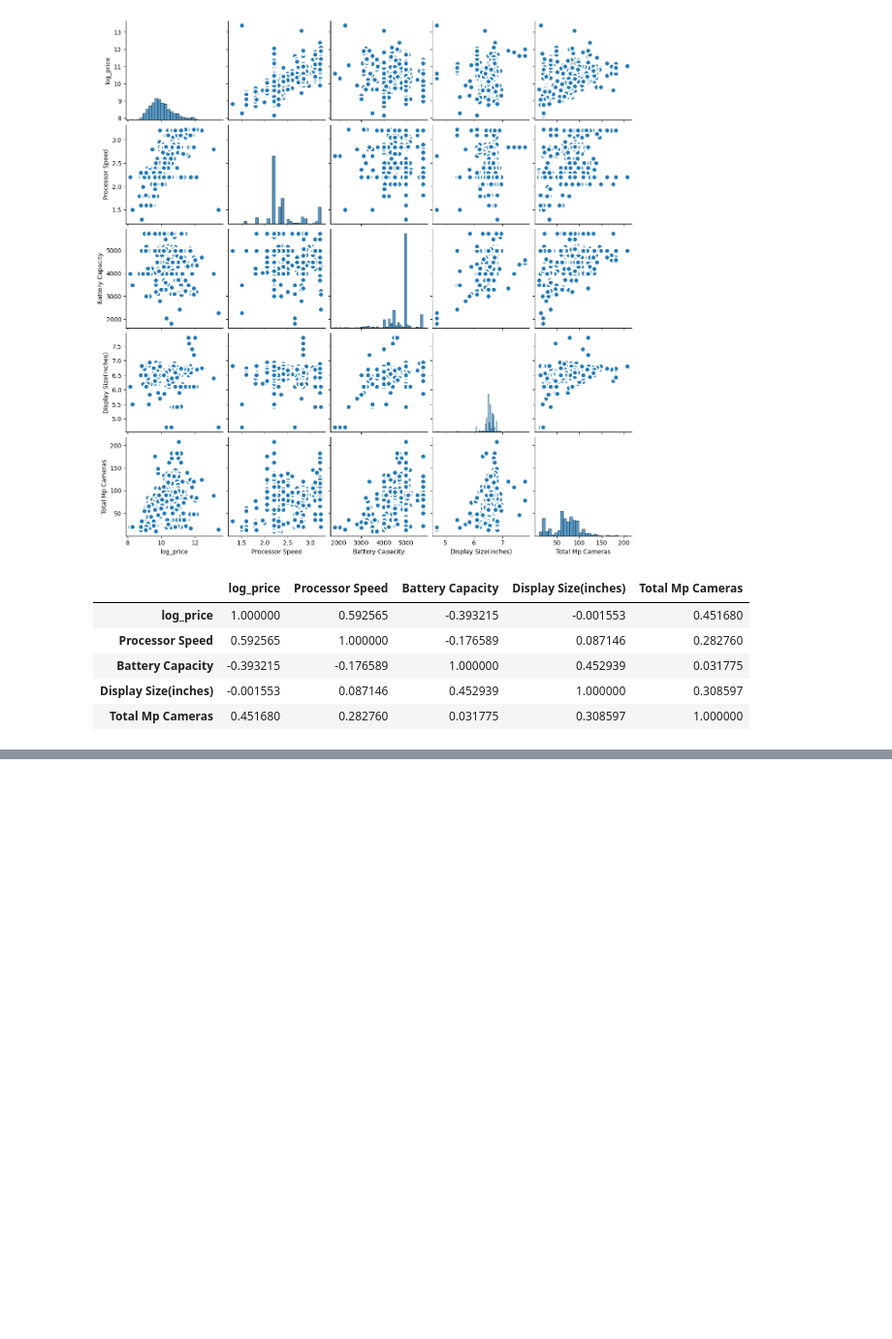
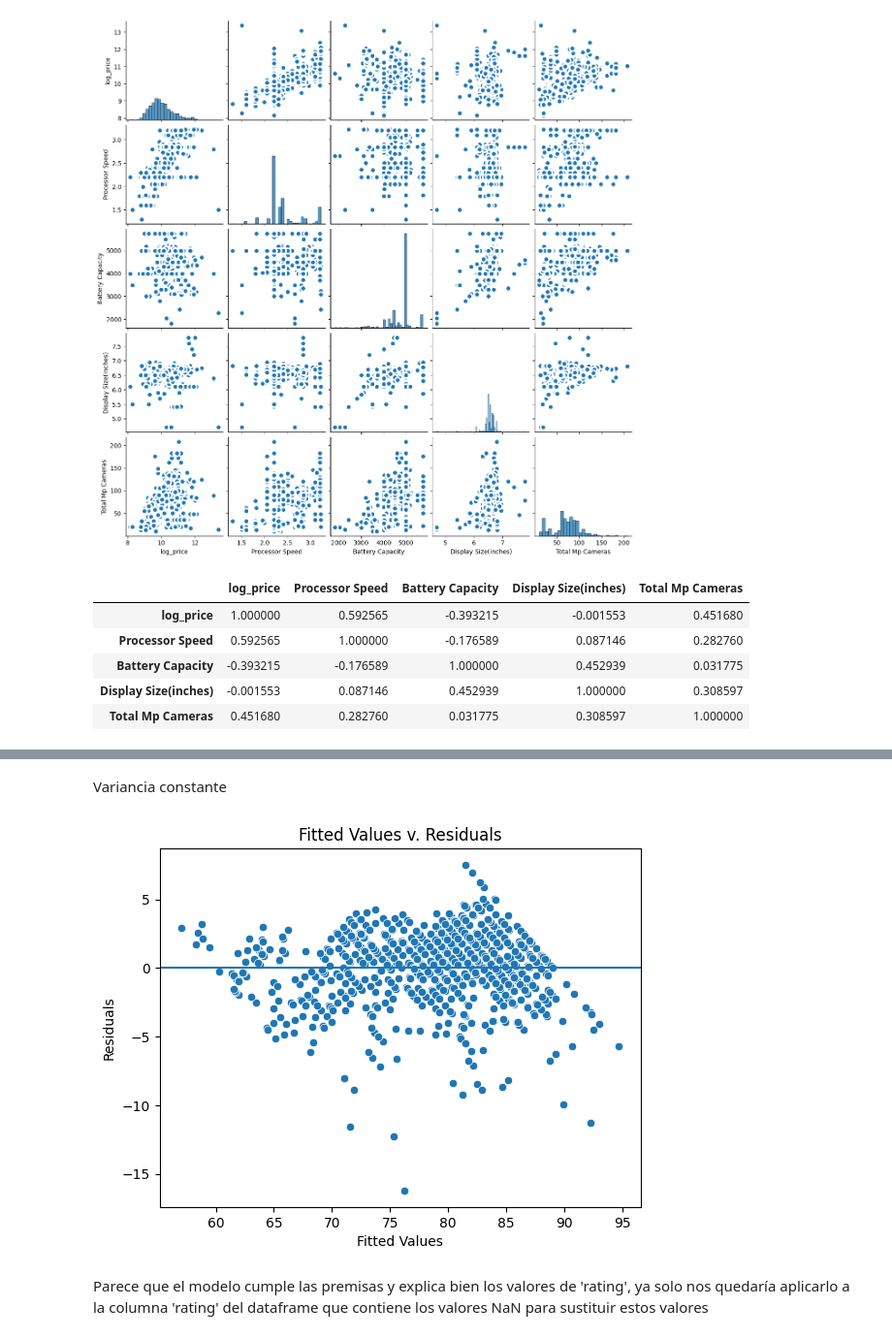
Before and after one commit to manuelangelrodr/EDA_Smartphones, a Jupyter notebook: src/notebooks/EDA_Provisional.ipynb, the cells around one changed output, grey strips where cells are left out. Shown at 97% size. Cells and saved outputs as stored; diff of their text form; code cells hidden in the pictures; blank space fills up the shorter version.

```diff
--- a/src/notebooks/EDA_Provisional.ipynb
+++ b/src/notebooks/EDA_Provisional.ipynb
@@ -1634,0 +1804,27 @@ plt.show()
+# %% [markdown]
+Variancia constante
+# %%
+fig = sns.scatterplot(x = model.fittedvalues, y = model.resid)
+
+# Set the x axis label.
+fig.set_xlabel("Fitted Values")
+
+# Set the y axis label.
+fig.set_ylabel("Residuals")
+
+# Set the title.
+fig.set_title("Fitted Values v. Residuals")
+
+# Add a line at y = 0 to visualize the variance of residuals above and below 0.
+
+### YOUR CODE HERE ###
+
+fig.axhline(0)
+
+# Show the plot.
+plt.show()
+# %% [output]
+[figure, added]
+# %% [markdown]
+Parece que el modelo cumple las premisas y explica bien los valores de 'rating', ya solo nos quedaría aplicarlo a la columna 'rating' del dataframe que contiene los valores NaN
+para sustituir estos valores
```
Also changed, not shown: parts of 64 cells of this notebook, 3 other files.
